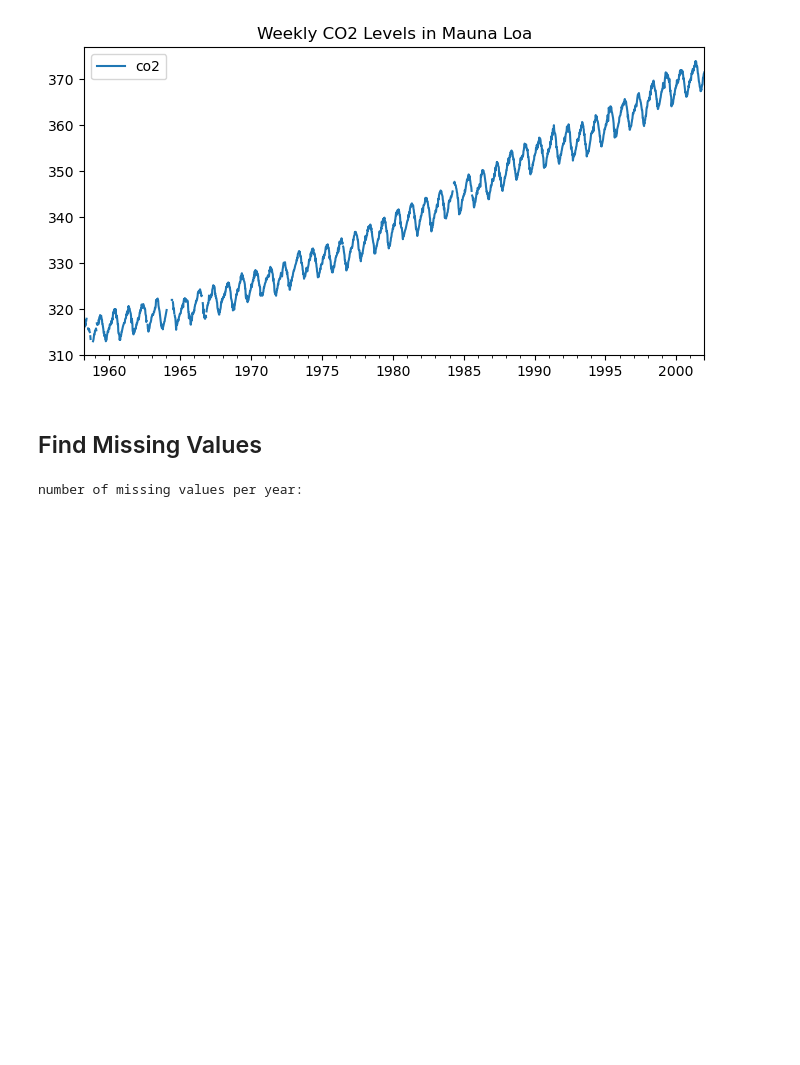
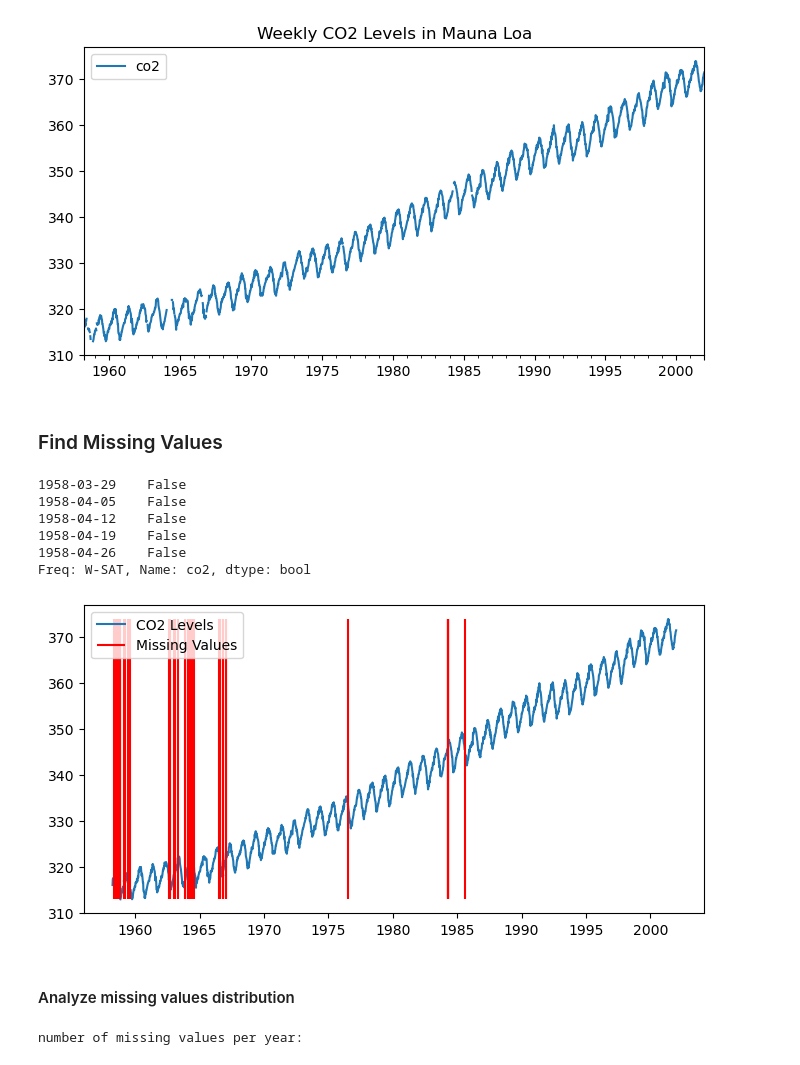
Before and after one commit to imriaharoni/AIRC-Time-Series-Workshop-2025, a Jupyter notebook: Lectures_notebooks/Lecture-1.ipynb, the cells around one changed output. Cells and saved outputs as stored; diff of their text form; code cells hidden in the pictures; blank space fills up the shorter version.

```diff
--- a/Lectures_notebooks/Lecture-1.ipynb
+++ b/Lectures_notebooks/Lecture-1.ipynb
@@ -111,5 +122,30 @@ plt.show()
 # %% [output]
 [figure]
 # %% [markdown]
-## Find Missing Values
+### Find Missing Values
+# %%
+# Find the missing values
+missing_values = co2_df['co2'].isnull()
+print(missing_values.head())
+
+# create the index of the missing values
+missing_values_index = co2_df[missing_values].index
+
+# plot the time series with the missing values
+plt.figure(figsize=(8, 4))
+plt.plot(co2_df['co2'], label='CO2 Levels')
+# plot a black line at every missing value
+plt.vlines(missing_values_index, co2_df['co2'].min(), co2_df['co2'].max(), color='red', label='Missing Values')
+plt.legend()
+plt.show()
+# %% [output]
+1958-03-29    False
+1958-04-05    False
+1958-04-12    False
+1958-04-19    False
+1958-04-26    False
+Freq: W-SAT, Name: co2, dtype: bool
+[figure, added]
+# %% [markdown]
+#### Analyze missing values distribution
 # %%
```
Also changed, not shown: parts of 27 cells of this notebook.
